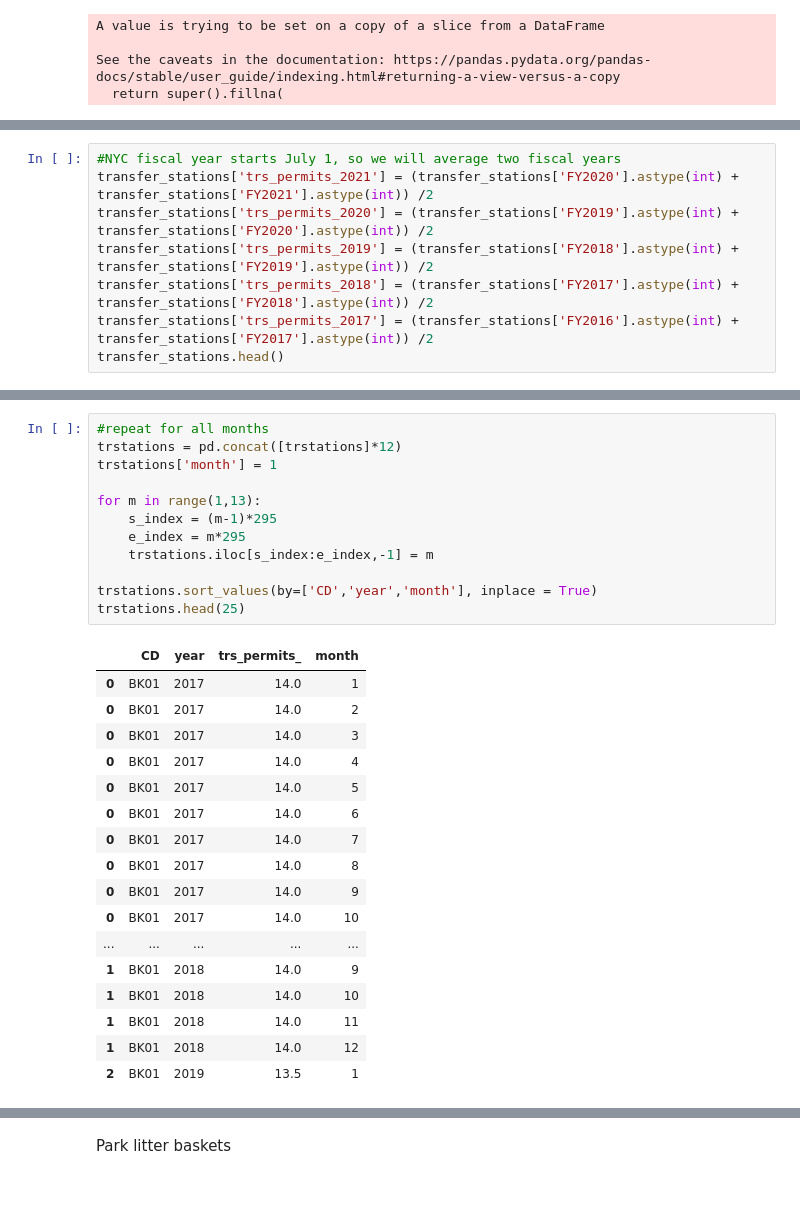
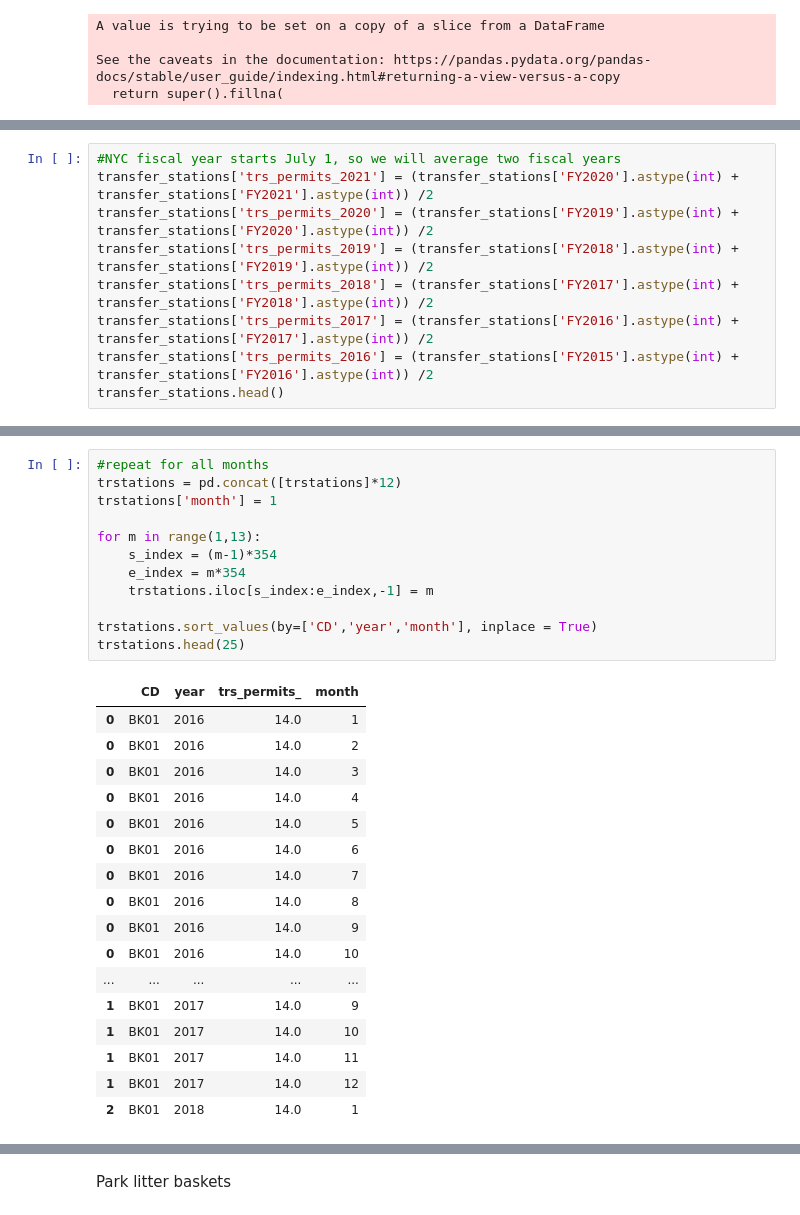
Before and after one commit to glpincus/NYCclean_ML4C, a Jupyter notebook: SWMpreprocessing.ipynb, the cells around one changed output, grey strips where cells are left out. Saved outputs shown, nothing was run; the diff lists cells and outputs as text.

```diff
--- a/SWMpreprocessing.ipynb
+++ b/SWMpreprocessing.ipynb
@@ -432,6 +476,7 @@ transfer_stations['trs_permits_2020'] = (transfer_stations['FY2019'].astype(int)
 transfer_stations['trs_permits_2019'] = (transfer_stations['FY2018'].astype(int) + transfer_stations['FY2019'].astype(int)) /2
 transfer_stations['trs_permits_2018'] = (transfer_stations['FY2017'].astype(int) + transfer_stations['FY2018'].astype(int)) /2
 transfer_stations['trs_permits_2017'] = (transfer_stations['FY2016'].astype(int) + transfer_stations['FY2017'].astype(int)) /2
+transfer_stations['trs_permits_2016'] = (transfer_stations['FY2015'].astype(int) + transfer_stations['FY2016'].astype(int)) /2
 transfer_stations.head()
 # %% [output]
 A value is trying to be set on a copy of a slice from a DataFrame.
@@ -524,30 +569,30 @@ trstations
 # %%
 #repeat for all months
 trstations = pd.concat([trstations]*12)
 trstations['month'] = 1
 
 for m in range(1,13):
-    s_index = (m-1)*295
-    e_index = m*295
+    s_index = (m-1)*354
+    e_index = m*354
     trstations.iloc[s_index:e_index,-1] = m
 
 trstations.sort_values(by=['CD','year','month'], inplace = True)
 trstations.head(25)
 # %% [output]
 |  | CD | year | trs_permits_ | month |
-| 0 | BK01 | 2017 | 14.0 | 1 |
-| 0 | BK01 | 2017 | 14.0 | 2 |
-| 0 | BK01 | 2017 | 14.0 | 3 |
-| 0 | BK01 | 2017 | 14.0 | 4 |
-| 0 | BK01 | 2017 | 14.0 | 5 |
-| 0 | BK01 | 2017 | 14.0 | 6 |
-| 0 | BK01 | 2017 | 14.0 | 7 |
-| 0 | BK01 | 2017 | 14.0 | 8 |
-| 0 | BK01 | 2017 | 14.0 | 9 |
-| 0 | BK01 | 2017 | 14.0 | 10 |
+| 0 | BK01 | 2016 | 14.0 | 1 |
+| 0 | BK01 | 2016 | 14.0 | 2 |
+| 0 | BK01 | 2016 | 14.0 | 3 |
+| 0 | BK01 | 2016 | 14.0 | 4 |
+| 0 | BK01 | 2016 | 14.0 | 5 |
+| 0 | BK01 | 2016 | 14.0 | 6 |
+| 0 | BK01 | 2016 | 14.0 | 7 |
+| 0 | BK01 | 2016 | 14.0 | 8 |
+| 0 | BK01 | 2016 | 14.0 | 9 |
+| 0 | BK01 | 2016 | 14.0 | 10 |
 | ... | ... | ... | ... | ... |
-| 1 | BK01 | 2018 | 14.0 | 9 |
-| 1 | BK01 | 2018 | 14.0 | 10 |
-| 1 | BK01 | 2018 | 14.0 | 11 |
-| 1 | BK01 | 2018 | 14.0 | 12 |
-| 2 | BK01 | 2019 | 13.5 | 1 |
+| 1 | BK01 | 2017 | 14.0 | 9 |
+| 1 | BK01 | 2017 | 14.0 | 10 |
+| 1 | BK01 | 2017 | 14.0 | 11 |
+| 1 | BK01 | 2017 | 14.0 | 12 |
+| 2 | BK01 | 2018 | 14.0 | 1 |
```
Also changed, not shown: parts of 20 cells of this notebook.
